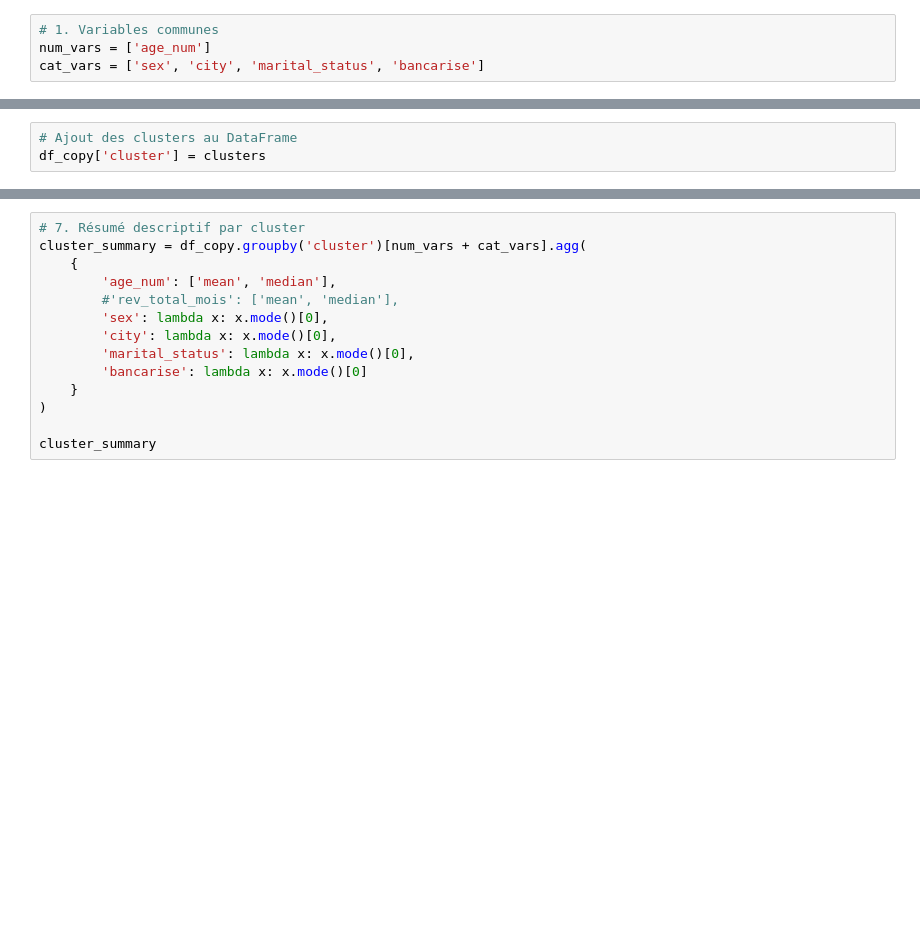
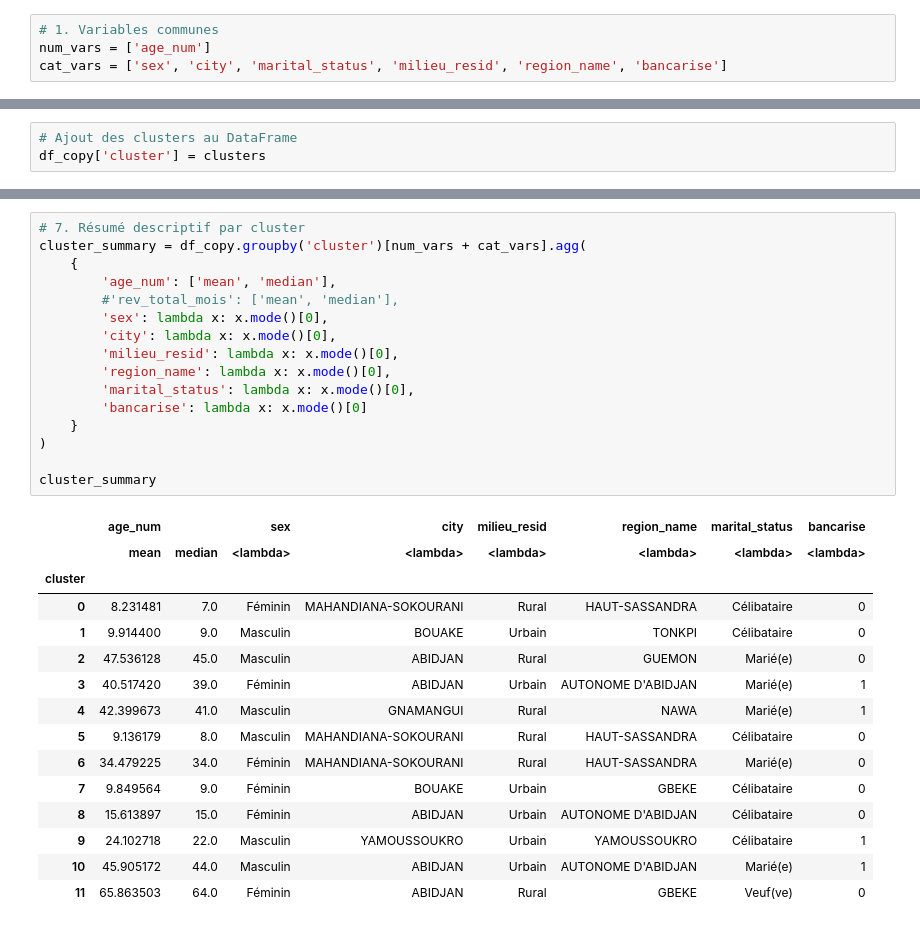
Before and after one commit to Didi17ane/Datas_Exploration, a Jupyter notebook: SCORING/Clustering_ML.ipynb, the cells around one changed output, grey strips where cells are left out. Cells and saved outputs as stored; diff of their text form; blank space fills up the shorter version.

```diff
--- a/SCORING/Clustering_ML.ipynb
+++ b/SCORING/Clustering_ML.ipynb
@@ -64,7 +64,7 @@ Length: 70, dtype: int64
 # %%
 # 1. Variables communes
 num_vars = ['age_num']
-cat_vars = ['sex', 'city', 'marital_status', 'bancarise']
+cat_vars = ['sex', 'city', 'marital_status', 'milieu_resid', 'region_name', 'bancarise']
 # %%
 # 2. Préparation pipeline prétraitement
 preprocessor = ColumnTransformer(
@@ -138,14 +144,32 @@ plt.show()
 # %%
 # 7. Résumé descriptif par cluster
 cluster_summary = df_copy.groupby('cluster')[num_vars + cat_vars].agg(
     {
         'age_num': ['mean', 'median'],
         #'rev_total_mois': ['mean', 'median'],
         'sex': lambda x: x.mode()[0],
         'city': lambda x: x.mode()[0],
+        'milieu_resid': lambda x: x.mode()[0],
+        'region_name': lambda x: x.mode()[0],
         'marital_status': lambda x: x.mode()[0],
         'bancarise': lambda x: x.mode()[0]
     }
 )
 
 cluster_summary
+# %% [output]
+|  | age_num |  | sex | city | milieu_resid | region_name | marital_status | bancarise |
+|  | mean | median | <lambda> | <lambda> | <lambda> | <lambda> | <lambda> | <lambda> |
+| cluster |  |  |  |  |  |  |  |  |
+| 0 | 8.231481 | 7.0 | Féminin | MAHANDIANA-SOKOURANI | Rural | HAUT-SASSANDRA | Célibataire | 0 |
+| 1 | 9.914400 | 9.0 | Masculin | BOUAKE | Urbain | TONKPI | Célibataire | 0 |
+| 2 | 47.536128 | 45.0 | Masculin | ABIDJAN | Rural | GUEMON | Marié(e) | 0 |
+| 3 | 40.517420 | 39.0 | Féminin | ABIDJAN | Urbain | AUTONOME D'ABIDJAN | Marié(e) | 1 |
+| 4 | 42.399673 | 41.0 | Masculin | GNAMANGUI | Rural | NAWA | Marié(e) | 1 |
+| 5 | 9.136179 | 8.0 | Masculin | MAHANDIANA-SOKOURANI | Rural | HAUT-SASSANDRA | Célibataire | 0 |
+| 6 | 34.479225 | 34.0 | Féminin | MAHANDIANA-SOKOURANI | Rural | HAUT-SASSANDRA | Marié(e) | 0 |
+| 7 | 9.849564 | 9.0 | Féminin | BOUAKE | Urbain | GBEKE | Célibataire | 0 |
+| 8 | 15.613897 | 15.0 | Féminin | ABIDJAN | Urbain | AUTONOME D'ABIDJAN | Célibataire | 0 |
+| 9 | 24.102718 | 22.0 | Masculin | YAMOUSSOUKRO | Urbain | YAMOUSSOUKRO | Célibataire | 1 |
+| 10 | 45.905172 | 44.0 | Masculin | ABIDJAN | Urbain | AUTONOME D'ABIDJAN | Marié(e) | 1 |
+| 11 | 65.863503 | 64.0 | Féminin | ABIDJAN | Rural | GBEKE | Veuf(ve) | 0 |
```
Also changed, not shown: parts of 5 cells of this notebook, 3 other files.
